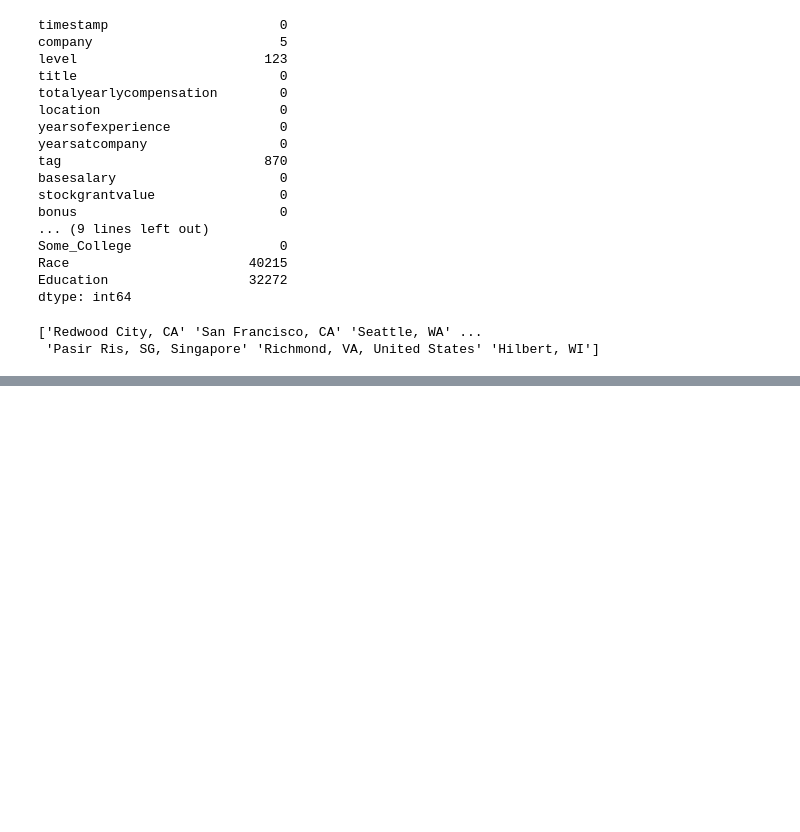
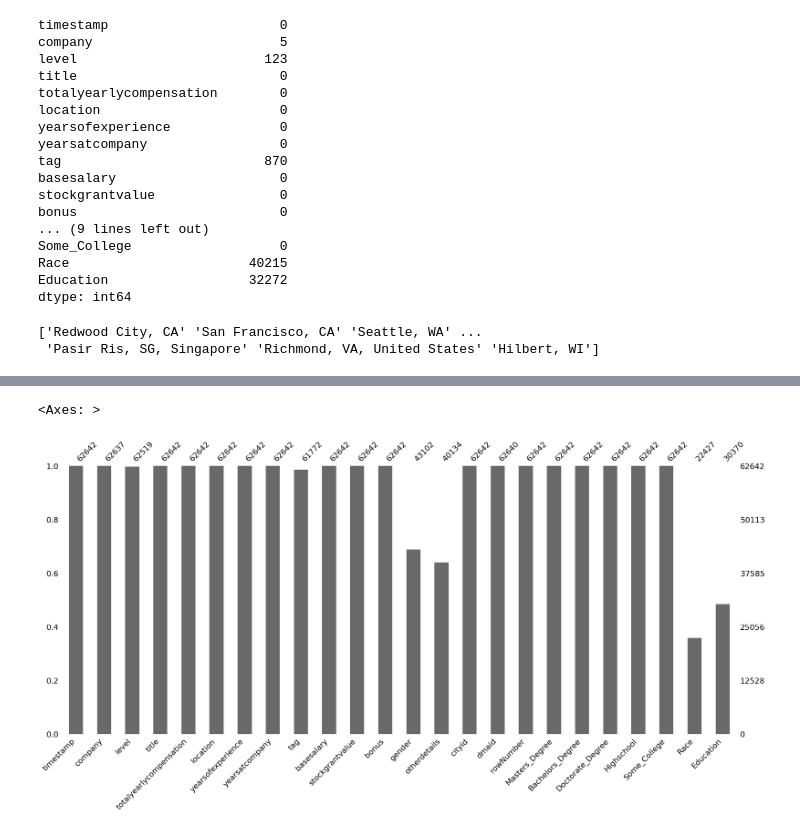
Before and after one commit to BI1LQV/551-tech-salary, a Jupyter notebook: EDA.ipynb, the cells around one changed output, grey strips where cells are left out. Cells and saved outputs as stored; diff of their text form; code cells hidden in the pictures; blank space fills up the shorter version.

```diff
--- a/EDA.ipynb
+++ b/EDA.ipynb
@@ -56,0 +81,5 @@ print(df['location'].unique())
+# %%
+msno.bar(df)
+# %% [output]
+<Axes: >
+[figure, added]
```
Also changed, not shown: parts of 4 cells of this notebook.
